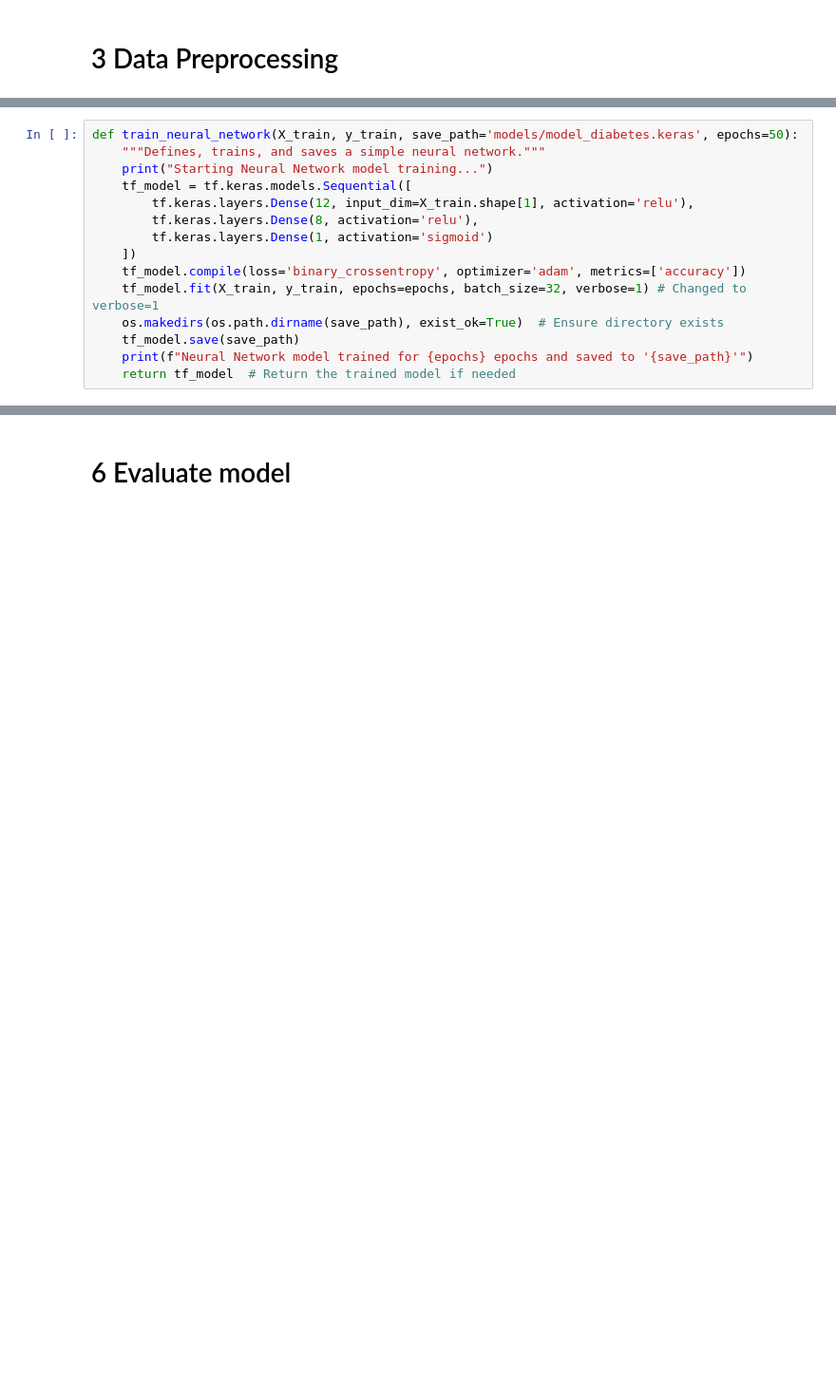
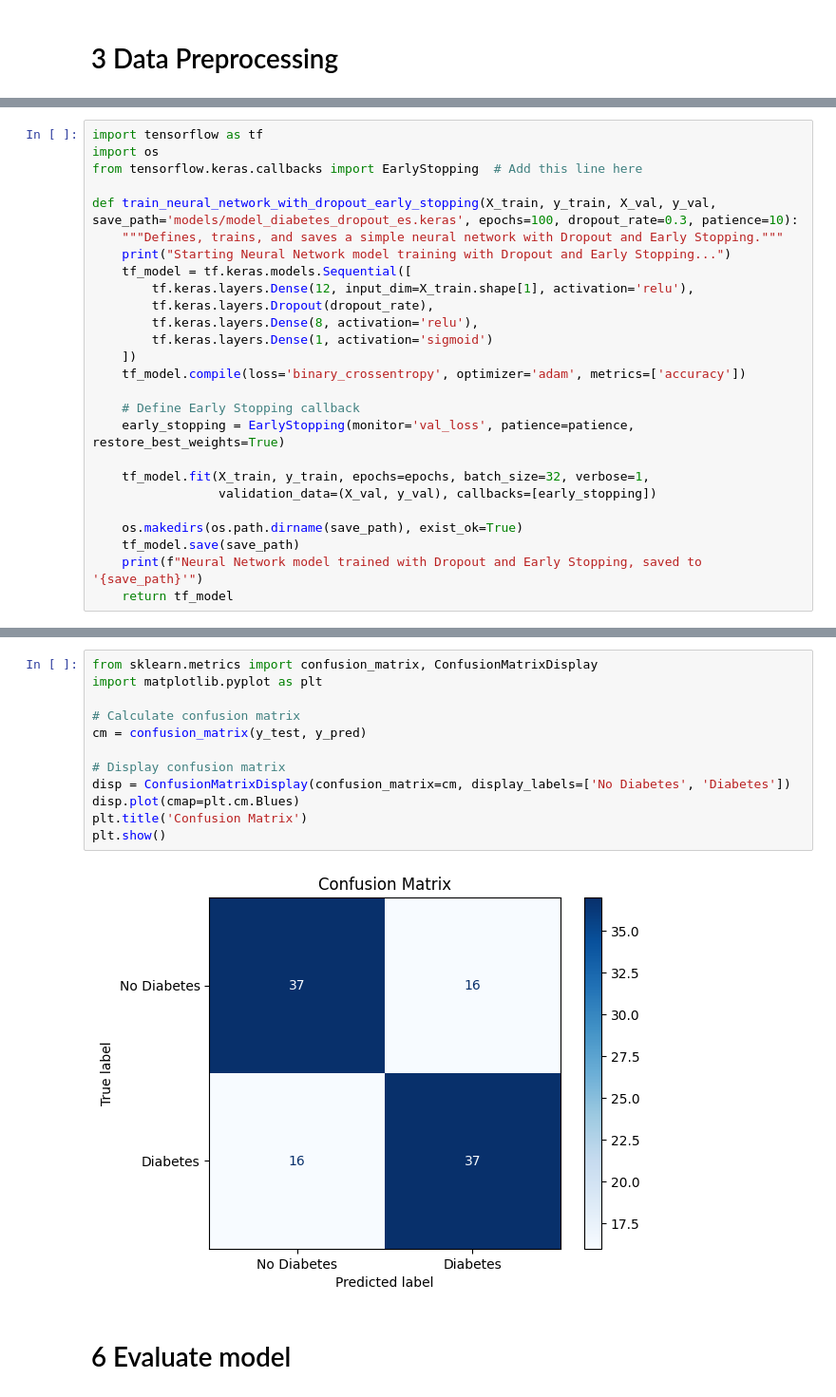
Before and after one commit to IkireziI/Diabetes_prediction, a Jupyter notebook: notebook/Diabetes_prediction (1).ipynb, the cells around one changed output, grey strips where cells are left out. Shown at 95% size. Drawn from its saved outputs; the diff is of its cells as text; blank space fills up the shorter version.

```diff
--- a/notebook/Diabetes_prediction.ipynb
+++ b/notebook/Diabetes_prediction (1).ipynb
@@ -288,16 +313,27 @@ Ending...
 # %%
-def train_neural_network(X_train, y_train, save_path='models/model_diabetes.keras', epochs=50):
-    """Defines, trains, and saves a simple neural network."""
-    print("Starting Neural Network model training...")
+import tensorflow as tf
+import os
+from tensorflow.keras.callbacks import EarlyStopping  # Add this line here
+
+def train_neural_network_with_dropout_early_stopping(X_train, y_train, X_val, y_val, save_path='models/model_diabetes_dropout_es.keras', epochs=100, dropout_rate=0.3, patience=10):
+    """Defines, trains, and saves a simple neural network with Dropout and Early Stopping."""
+    print("Starting Neural Network model training with Dropout and Early Stopping...")
     tf_model = tf.keras.models.Sequential([
         tf.keras.layers.Dense(12, input_dim=X_train.shape[1], activation='relu'),
+        tf.keras.layers.Dropout(dropout_rate),
         tf.keras.layers.Dense(8, activation='relu'),
         tf.keras.layers.Dense(1, activation='sigmoid')
     ])
     tf_model.compile(loss='binary_crossentropy', optimizer='adam', metrics=['accuracy'])
-    tf_model.fit(X_train, y_train, epochs=epochs, batch_size=32, verbose=1) # Changed to verbose=1
-    os.makedirs(os.path.dirname(save_path), exist_ok=True)  # Ensure directory exists
+
+    # Define Early Stopping callback
+    early_stopping = EarlyStopping(monitor='val_loss', patience=patience, restore_best_weights=True)
+
+    tf_model.fit(X_train, y_train, epochs=epochs, batch_size=32, verbose=1,
+                 validation_data=(X_val, y_val), callbacks=[early_stopping])
+
+    os.makedirs(os.path.dirname(save_path), exist_ok=True)
     tf_model.save(save_path)
-    print(f"Neural Network model trained for {epochs} epochs and saved to '{save_path}'")
-    return tf_model  # Return the trained model if needed
+    print(f"Neural Network model trained with Dropout and Early Stopping, saved to '{save_path}'")
+    return tf_model
 # %% [markdown]
@@ -337,2 +479,16 @@ Neural Network model trained for 50 epochs and saved to 'models/model_diabetes.k
+# %%
+from sklearn.metrics import confusion_matrix, ConfusionMatrixDisplay
+import matplotlib.pyplot as plt
+
+# Calculate confusion matrix
+cm = confusion_matrix(y_test, y_pred)
+
+# Display confusion matrix
+disp = ConfusionMatrixDisplay(confusion_matrix=cm, display_labels=['No Diabetes', 'Diabetes'])
+disp.plot(cmap=plt.cm.Blues)
+plt.title('Confusion Matrix')
+plt.show()
+# %% [output]
+[figure, added]
 # %% [markdown]
 # 6 Evaluate model
```
Also changed, not shown: parts of 19 cells of this notebook, 5 other files.
